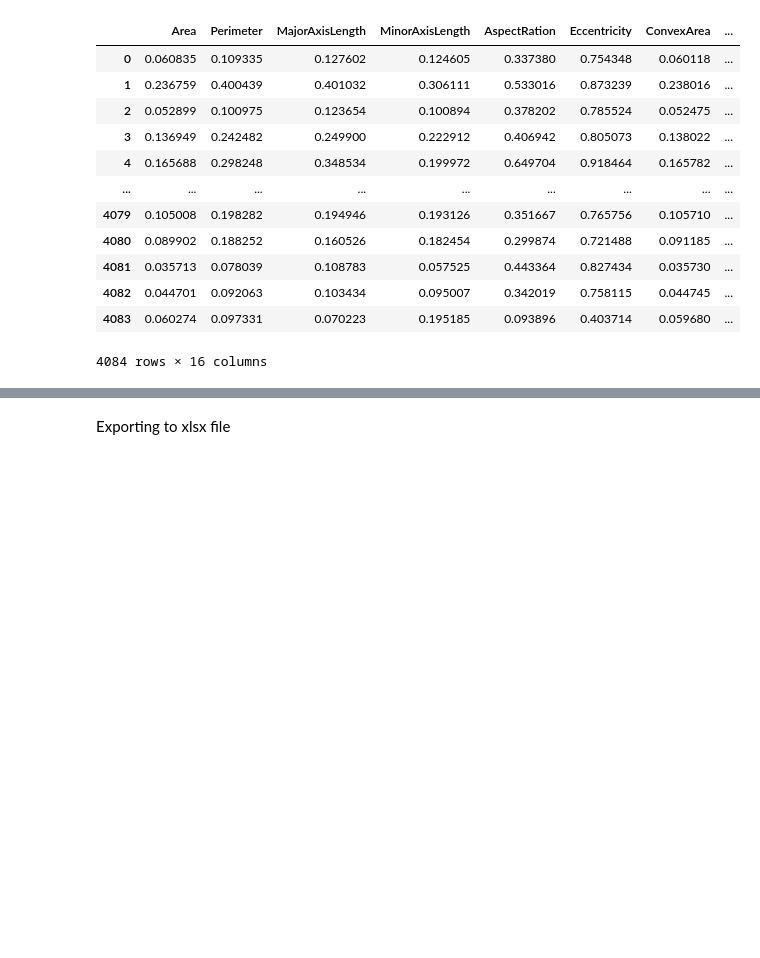
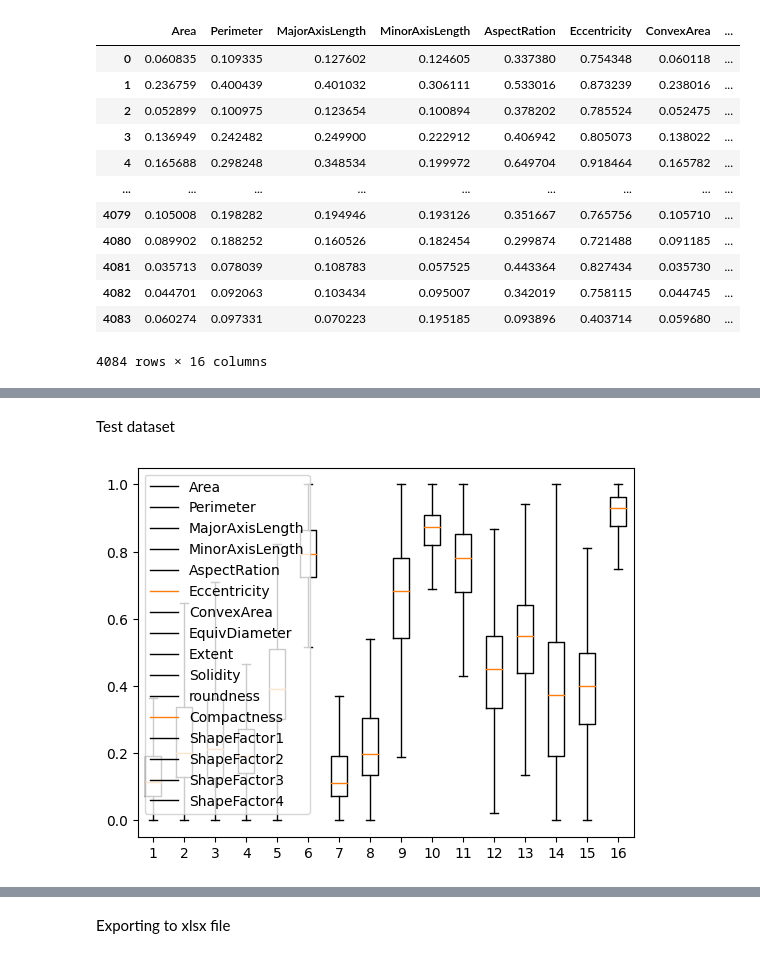
Before and after one commit to Orobrs/Dry-beans-classification, a Jupyter notebook: DryBean.ipynb, the cells around one changed output, grey strips where cells are left out. Cells and saved outputs as stored; diff of their text form; code cells hidden in the pictures; blank space fills up the shorter version.

```diff
--- a/DryBean.ipynb
+++ b/DryBean.ipynb
@@ -377,0 +396,9 @@ X_test
+# %% [markdown]
+Test dataset
+# %%
+#box plot
+plt.boxplot(X_test,showfliers=False)
+plt.legend(X_test.columns)
+plt.show()
+# %% [output]
+[figure, added]
```
Also changed, not shown: parts of 5 cells of this notebook.
